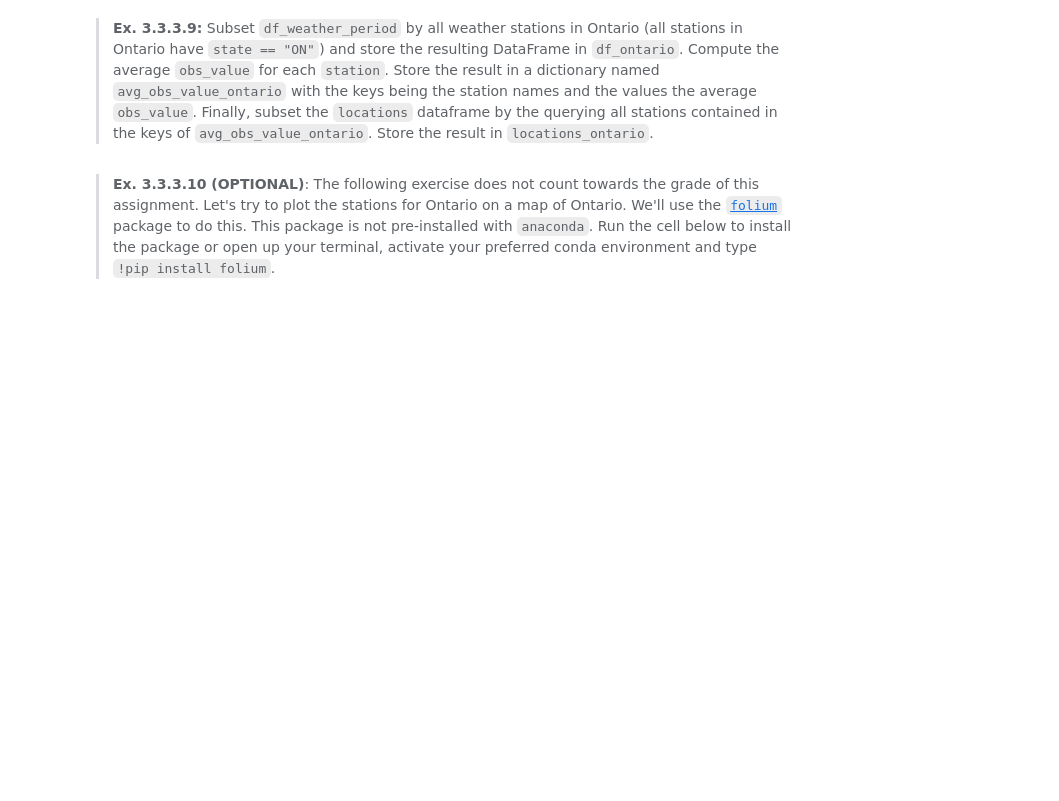
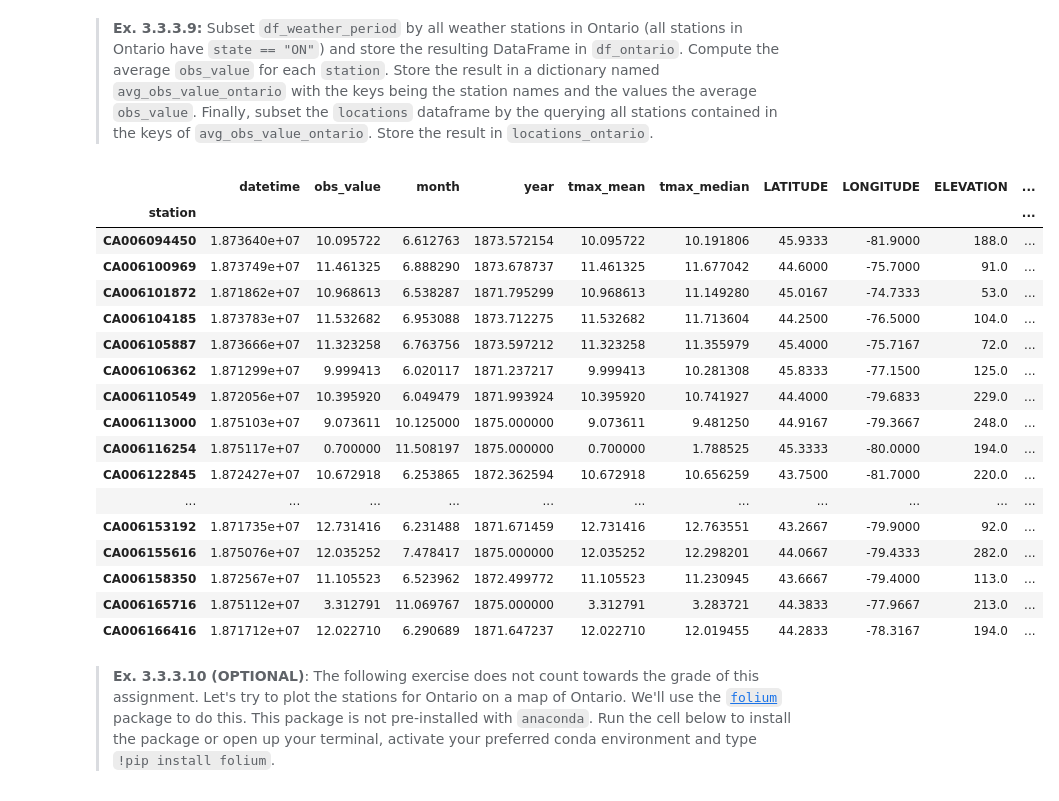
Before and after one commit to Bernseng/ISDS, a Jupyter notebook: assignments/assignment1/assignment_1.ipynb, the cells around one changed output. Drawn from its saved outputs; the diff is of its cells as text; code cells hidden in the pictures; blank space fills up the shorter version.

```diff
--- a/assignments/assignment1/assignment_1.ipynb
+++ b/assignments/assignment1/assignment_1.ipynb
@@ -314,9 +314,9 @@ def get_colspec_par(colspec):
 
     colspec[0] = colspec[0] -1
 
-    colspec = tuple(colspec)
+    colspec = tuple(map(int, colspec))
 
-    return f'output: {colspec}'
+    return colspec
 
 print(get_colspec_par("1-12"))
 # %% [output]
@@ -399,0 +395,12 @@ raise NotImplementedError()
+# %%
+col_to_dtype = dict(zip(column_names, column_dtypes))
+
+locations = pd.read_fwf(fp_data / 'ghcnd-stations.txt', names=column_names, colspecs=colspec_pairs)
+
+locations.astype(col_to_dtype)
+
+locations.rename({'ID': 'station'}, axis=1, inplace=True)
+
+df_weather_merged = pd.merge(df_weather_period, locations, how='left')
+
+df_weather_merged
@@ -405,3 +423,28 @@ raise NotImplementedError()
+# %%
+df_ontatio = df_weather_merged.loc[df_weather_merged['STATE'] == 'ON']
+
+avg_obs_value_ontatio = df_ontatio.groupby('station').mean(['obs_value'])
+
+avg_obs_value_ontatio
+# %% [output]
+|  | datetime | obs_value | month | year | tmax_mean | tmax_median | LATITUDE | LONGITUDE | ELEVATION | ... |
+| station |  |  |  |  |  |  |  |  |  | ... |
+| CA006094450 | 1.873640e+07 | 10.095722 | 6.612763 | 1873.572154 | 10.095722 | 10.191806 | 45.9333 | -81.9000 | 188.0 | ... |
+| CA006100969 | 1.873749e+07 | 11.461325 | 6.888290 | 1873.678737 | 11.461325 | 11.677042 | 44.6000 | -75.7000 | 91.0 | ... |
+| CA006101872 | 1.871862e+07 | 10.968613 | 6.538287 | 1871.795299 | 10.968613 | 11.149280 | 45.0167 | -74.7333 | 53.0 | ... |
+| CA006104185 | 1.873783e+07 | 11.532682 | 6.953088 | 1873.712275 | 11.532682 | 11.713604 | 44.2500 | -76.5000 | 104.0 | ... |
+| CA006105887 | 1.873666e+07 | 11.323258 | 6.763756 | 1873.597212 | 11.323258 | 11.355979 | 45.4000 | -75.7167 | 72.0 | ... |
+| CA006106362 | 1.871299e+07 | 9.999413 | 6.020117 | 1871.237217 | 9.999413 | 10.281308 | 45.8333 | -77.1500 | 125.0 | ... |
+| CA006110549 | 1.872056e+07 | 10.395920 | 6.049479 | 1871.993924 | 10.395920 | 10.741927 | 44.4000 | -79.6833 | 229.0 | ... |
+| CA006113000 | 1.875103e+07 | 9.073611 | 10.125000 | 1875.000000 | 9.073611 | 9.481250 | 44.9167 | -79.3667 | 248.0 | ... |
+| CA006116254 | 1.875117e+07 | 0.700000 | 11.508197 | 1875.000000 | 0.700000 | 1.788525 | 45.3333 | -80.0000 | 194.0 | ... |
+| CA006122845 | 1.872427e+07 | 10.672918 | 6.253865 | 1872.362594 | 10.672918 | 10.656259 | 43.7500 | -81.7000 | 220.0 | ... |
+| ... | ... | ... | ... | ... | ... | ... | ... | ... | ... | ... |
+| CA006153192 | 1.871735e+07 | 12.731416 | 6.231488 | 1871.671459 | 12.731416 | 12.763551 | 43.2667 | -79.9000 | 92.0 | ... |
+| CA006155616 | 1.875076e+07 | 12.035252 | 7.478417 | 1875.000000 | 12.035252 | 12.298201 | 44.0667 | -79.4333 | 282.0 | ... |
+| CA006158350 | 1.872567e+07 | 11.105523 | 6.523962 | 1872.499772 | 11.105523 | 11.230945 | 43.6667 | -79.4000 | 113.0 | ... |
+| CA006165716 | 1.875112e+07 | 3.312791 | 11.069767 | 1875.000000 | 3.312791 | 3.283721 | 44.3833 | -77.9667 | 213.0 | ... |
+| CA006166416 | 1.871712e+07 | 12.022710 | 6.290689 | 1871.647237 | 12.022710 | 12.019455 | 44.2833 | -78.3167 | 194.0 | ... |
 # %% [markdown]
 > **Ex. 3.3.3.10 (OPTIONAL)**: The following exercise does not count towards the grade of this assignment. Let's try to plot the stations for Ontario on a map of Ontario. We'll use the [`folium`](http://python-visualization.github.io/folium/) package to do this. This package is not pre-installed with `anaconda`. Run the cell below to install the package or open up your terminal, activate your preferred conda environment and type `!pip install folium`.
 # %%
```
Also changed, not shown: parts of 7 cells of this notebook.
